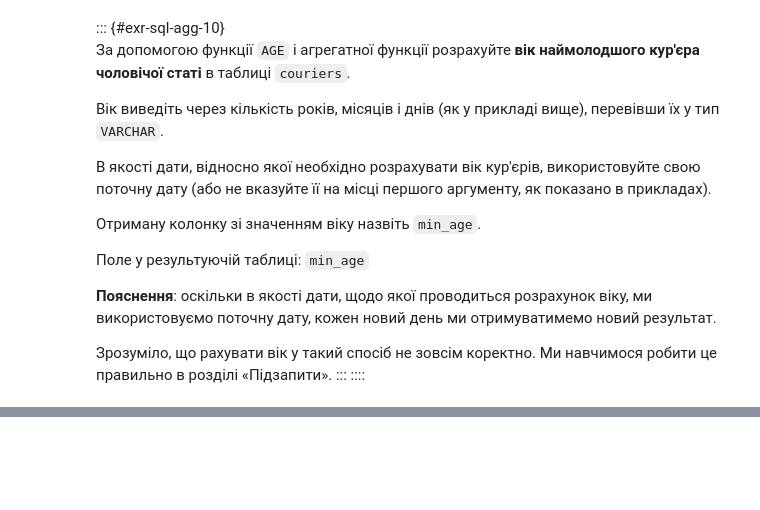
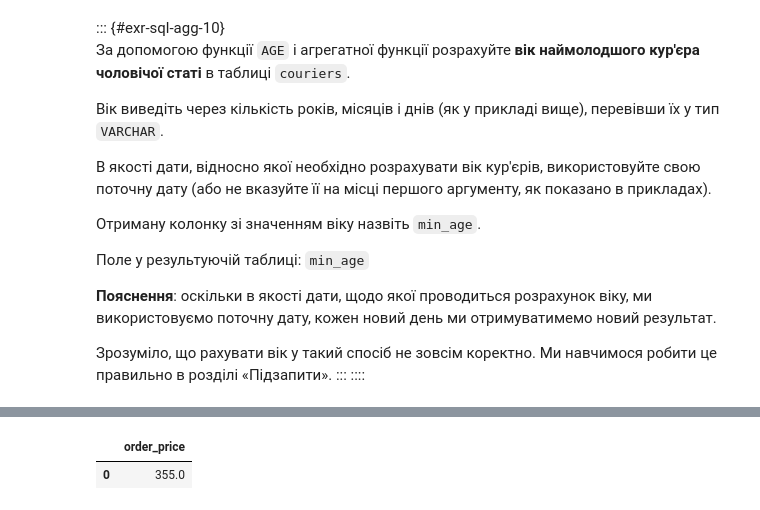
Before and after one commit to Aranaur/py4ds, a Jupyter notebook: sql_agg.ipynb, the cells around one changed output, grey strips where cells are left out. Cells and saved outputs as stored; diff of their text form; code cells hidden in the pictures; blank space fills up the shorter version.

```diff
--- a/sql_agg.ipynb
+++ b/sql_agg.ipynb
@@ -512,0 +591,13 @@ WHERE  sex = 'male'
+# %%
+#| code-fold: true
+#| code-summary: "Рішення"
+
+%%sql
+SELECT sum(case when name = 'crackers' then price * 3
+                when name = 'chips' then price * 2
+                when name = 'energy drink' then price
+                else 0 end) as order_price
+FROM   products
+# %% [output]
+|  | order_price |
+| 0 | 355.0 |
```
Also changed, not shown: parts of 20 cells of this notebook, 26 other files.
